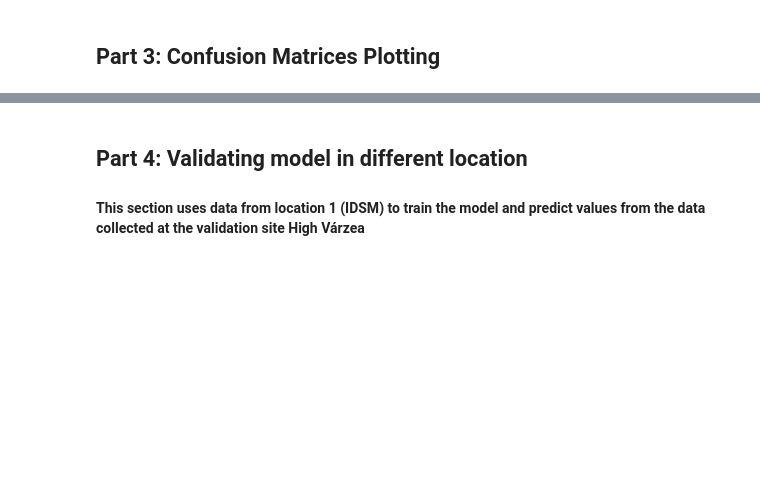
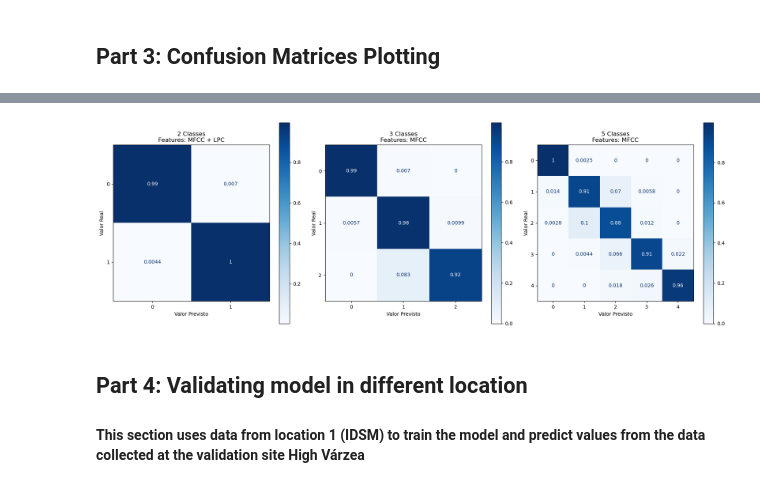
Before and after one commit to rod-xavier/cbmet_2024, a Jupyter notebook: audio_classification.ipynb, the cells around one changed output, grey strips where cells are left out. Cells and saved outputs as stored; diff of their text form; code cells hidden in the pictures; blank space fills up the shorter version.

```diff
--- a/audio_classification.ipynb
+++ b/audio_classification.ipynb
@@ -3,8 +3,8 @@
 # %%
 import pandas as pd
 
-df_train = pd.read_csv(r"CBMET 2024\df_train.csv",index_col=0)
-df_test = pd.read_csv(r"CBMET 2024\df_test.csv",index_col=0, decimal=',')
+df_train = pd.read_csv(r"C:\Users\55149\OneDrive\Desktop\CBMET 2024\df_train.csv",index_col=0)
+df_test = pd.read_csv(r"C:\Users\55149\OneDrive\Desktop\CBMET 2024\df_test.csv",index_col=0, decimal=',')
 # %%
 import matplotlib.pyplot as plt
 
@@ -91,20 +134,6 @@ import pandas as pd
 from sklearn.ensemble import RandomForestClassifier
 from sklearn.preprocessing import MinMaxScaler
 from sklearn.model_selection import train_test_split, GridSearchCV
-
-# Define possible feature combinations
-feature_sets = {
-    'Hist_only': list(df_train.columns[3:259]),
-    'MFCC_only': ['MFCC_1', 'MFCC_2', 'MFCC_3', 'MFCC_4', 'MFCC_5', 'MFCC_6',
-                  'MFCC_7', 'MFCC_8', 'MFCC_9', 'MFCC_10', 'MFCC_11', 'MFCC_12', 'MFCC_13'],
-    'LPC_only': ['LPC_1', 'LPC_2', 'LPC_3', 'LPC_4', 'LPC_5', 'LPC_6',
-                 'LPC_7', 'LPC_8', 'LPC_9', 'LPC_10'],
-    'PSD_only': list(df_train.columns[282:]),
-    'All_features': df_train.columns[3:],
-}
-
-# Target columns
-targets = ['rain', 'rain_class2', 'rain_class']
 
 # Split data
 def preprocess_and_split(features, target):
@@ -262,3 +268,60 @@ plt.show()
+# %%
+from sklearn.metrics import ConfusionMatrixDisplay, confusion_matrix
+import matplotlib.pyplot as plt
+from sklearn.ensemble import RandomForestClassifier
+
+# Parâmetros manuais
+best_params = {
+    'rain': {'max_depth': 20, 'min_samples_leaf': 1, 'min_samples_split': 2, 'n_estimators': 300},
+    'rain_class2': {'max_depth': 30, 'min_samples_leaf': 1, 'min_samples_split': 2, 'n_estimators': 100},
+    'rain_class': {'max_depth': 30, 'min_samples_leaf': 1, 'min_samples_split': 2, 'n_estimators': 300}
+}
+
+# Função para preparar dados e previsões para a matriz de confusão
+def get_confusion_matrix_data(best_result):
+    X_train, X_test, y_train, y_test = preprocess_and_split(feature_sets[best_result['features']], best_result['target'])
+
+    # Treina o modelo com os melhores parâmetros manuais
+    best_rf = RandomForestClassifier(**best_params[best_result['target']], random_state=42)
+    best_rf.fit(X_train, y_train)
+
+    # Previsões
+    y_pred = best_rf.predict(X_test)
+
+    # Retorna os valores reais e previstos para a matriz de confusão
+    return y_test, y_pred
+
+# Obtém os dados das matrizes de confusão para os melhores modelos
+y_rain_test, y_rain_pred = get_confusion_matrix_data(best_rain)
+y_rain_class2_test, y_rain_class2_pred = get_confusion_matrix_data(best_rain_class2)
+y_rain_class_test, y_rain_class_pred = get_confusion_matrix_data(best_rain_class)
+
+# Plota as matrizes de confusão
+fig, ax = plt.subplots(1, 3, figsize=(18, 6))
+
+# Matriz de confusão para o alvo 'rain' (2 classes)
+ConfusionMatrixDisplay(confusion_matrix(y_rain_test, y_rain_pred, normalize='true')).plot(ax=ax[0], cmap='Blues')
+ax[0].set_title(f"2 Classes\nFeatures: {best_rain['features']}")
+ax[0].set_xlabel("Valor Previsto")
+ax[0].set_ylabel("Valor Real")
+
+# Matriz de confusão para o alvo 'rain_class2' (3 classes)
+ConfusionMatrixDisplay(confusion_matrix(y_rain_class2_test, y_rain_class2_pred, normalize='true')).plot(ax=ax[1], cmap='Blues')
+ax[1].set_title(f"3 Classes\nFeatures: {best_rain_class2['features']}")
+ax[1].set_xlabel("Valor Previsto")
+ax[1].set_ylabel("Valor Real")
+
+# Matriz de confusão para o alvo 'rain_class' (5 classes)
+ConfusionMatrixDisplay(confusion_matrix(y_rain_class_test, y_rain_class_pred, normalize='true')).plot(ax=ax[2], cmap='Blues')
+ax[2].set_title(f"5 Classes\nFeatures: {best_rain_class['features']}")
+ax[2].set_xlabel("Valor Previsto")
+ax[2].set_ylabel("Valor Real")
+
+# Ajusta o layout
+plt.tight_layout()
+plt.show()
+# %% [output]
+[figure, added]
 # %% [markdown]
 ## Part 4: Validating model in different location
 #### This section uses data from location 1 (IDSM) to train the model and predict values from the data collected at the validation site High Várzea
```
Also changed, not shown: parts of 8 cells of this notebook.
